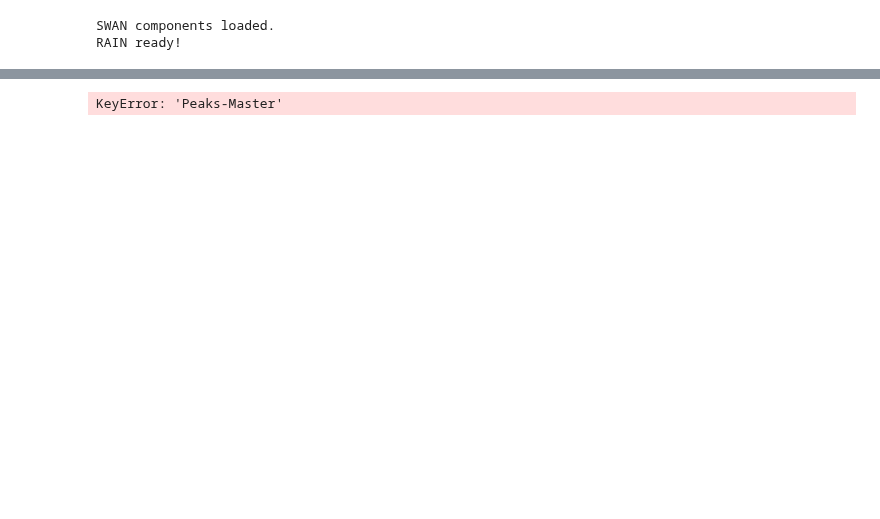
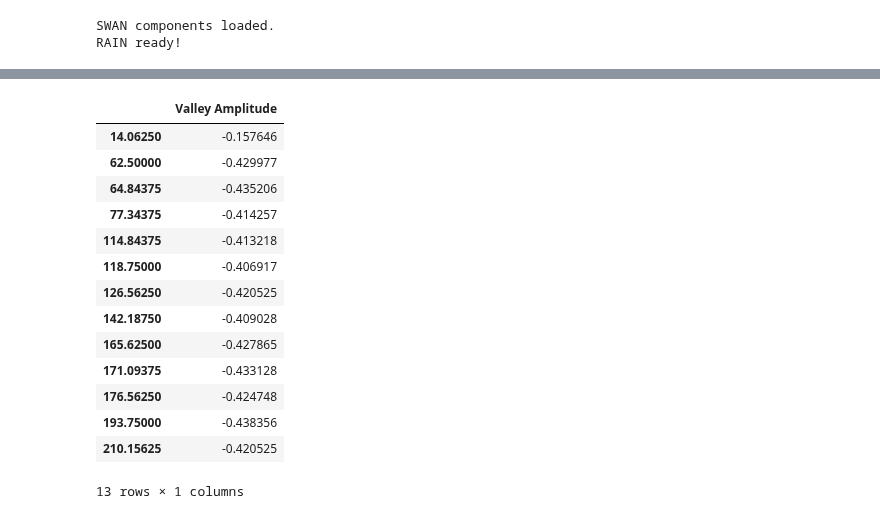
Before and after one commit to aedobyns/lab, a Jupyter notebook: RAIN for Batch Processing.ipynb, the cells around one changed output, grey strips where cells are left out. Saved outputs shown, nothing was run; the diff lists cells and outputs as text; code cells hidden in the pictures; blank space fills up the shorter version.

```diff
--- a/RAIN for Batch Processing.ipynb
+++ b/RAIN for Batch Processing.ipynb
@@ -1857,4 +1893,18 @@ ValueError: Shape of passed values is (2, 0), indices imply (2, 1)
-# %%
-Results['Peaks-Master']
-# %% [output]
-KeyError: 'Peaks-Master'
+# %%
+Results['Valleys']['Roi4']
+# %% [output]
+|  | Valley Amplitude |
+| 14.06250 | -0.157646 |
+| 62.50000 | -0.429977 |
+| 64.84375 | -0.435206 |
+| 77.34375 | -0.414257 |
+| 114.84375 | -0.413218 |
+| 118.75000 | -0.406917 |
+| 126.56250 | -0.420525 |
+| 142.18750 | -0.409028 |
+| 165.62500 | -0.427865 |
+| 171.09375 | -0.433128 |
+| 176.56250 | -0.424748 |
+| 193.75000 | -0.438356 |
+| 210.15625 | -0.420525 |
+13 rows × 1 columns
```
Also changed, not shown: parts of 3 cells of this notebook, 1 other file.
